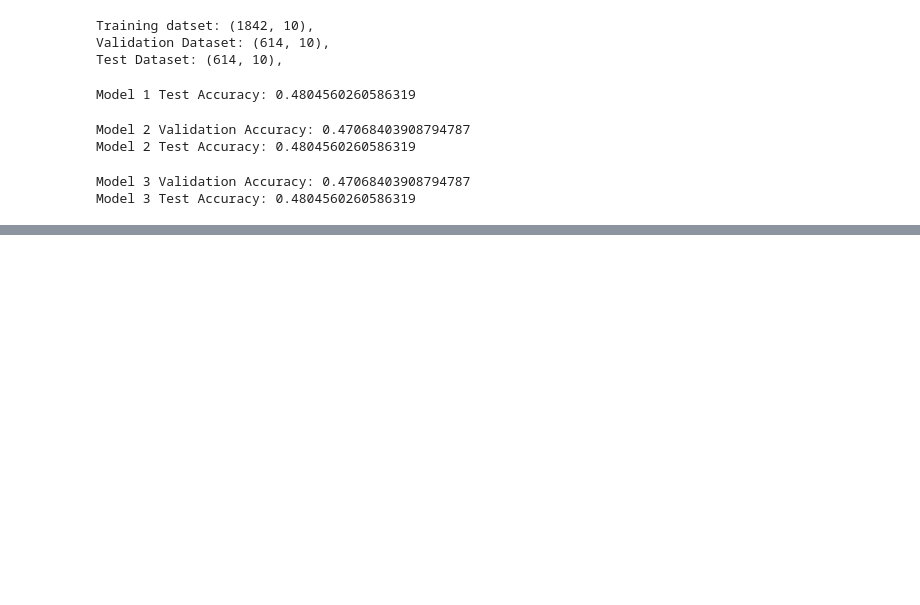
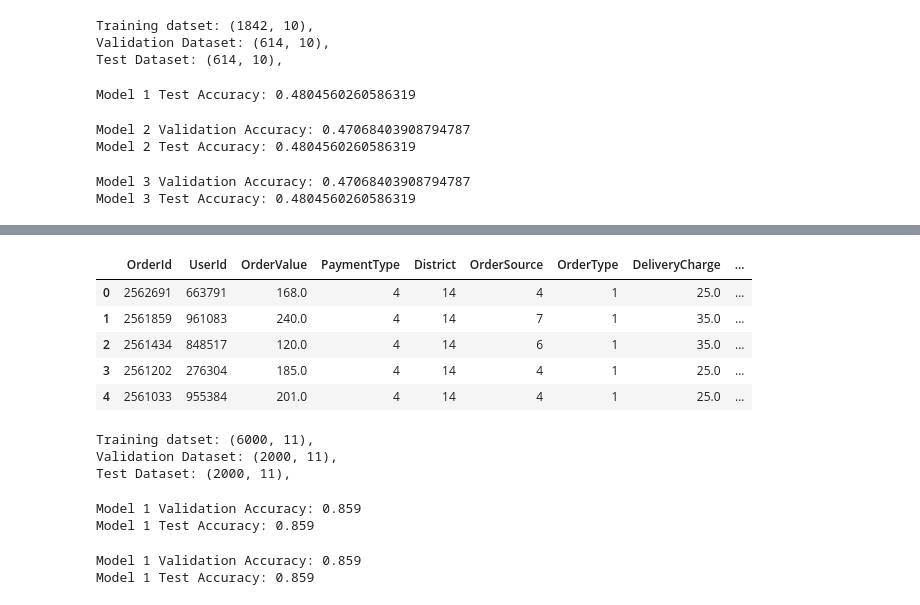
Before and after one commit to Hasibul-Islam/Predict_Return_Value, a Jupyter notebook: Predicting_Return.ipynb, the cells around one changed output, grey strips where cells are left out. Drawn from its saved outputs; the diff is of its cells as text; code cells hidden in the pictures; blank space fills up the shorter version.

```diff
--- a/Predicting_Return.ipynb
+++ b/Predicting_Return.ipynb
@@ -807,0 +799,3 @@ Model 3 Test Accuracy: 0.4804560260586319
+# %%
+data = pd.read_csv("RTOdata.csv")
+data.head()
@@ -807,0 +826,4 @@ Model 3 Test Accuracy: 0.4804560260586319
+# %%
+data['OrderPlacedDay'] = pd.to_datetime(data['OrderPlacedDay'] ).dt.date
+data['OrderConfirmDayOverPhone'] = pd.to_datetime(data['OrderConfirmDayOverPhone'] ).dt.date
+data.head()
@@ -807,0 +837,3 @@ Model 3 Test Accuracy: 0.4804560260586319
+# %%
+data['DelayConfirmation'] =data['OrderConfirmDayOverPhone'] - data['OrderPlacedDay']
+data.head()
@@ -807,0 +865,5 @@ Model 3 Test Accuracy: 0.4804560260586319
+# %%
+for ind in data.index:
+    data['DelayConfirmation'][ind] = str(data['DelayConfirmation'][ind]).replace('days','')
+    data['DelayConfirmation'][ind] = int(data['DelayConfirmation'][ind])
+data.head()
@@ -807,0 +895,55 @@ Model 3 Test Accuracy: 0.4804560260586319
+# %%
+df['DelayConfirmation'] = data['DelayConfirmation']
+df.head()
+# %% [output]
+|  | OrderId | UserId | OrderValue | PaymentType | District | OrderSource | OrderType | DeliveryCharge | ... |
+| 0 | 2562691 | 663791 | 168.0 | 4 | 14 | 4 | 1 | 25.0 | ... |
+| 1 | 2561859 | 961083 | 240.0 | 4 | 14 | 7 | 1 | 35.0 | ... |
+| 2 | 2561434 | 848517 | 120.0 | 4 | 14 | 6 | 1 | 35.0 | ... |
+| 3 | 2561202 | 276304 | 185.0 | 4 | 14 | 4 | 1 | 25.0 | ... |
+| 4 | 2561033 | 955384 | 201.0 | 4 | 14 | 4 | 1 | 25.0 | ... |
+# %%
+from sklearn.model_selection import train_test_split
+
+X = df.loc[:, df.columns!='isRTO']
+y = df.loc[:, df.columns=='isRTO']
+
+X_train, X_test, y_train, y_test = train_test_split(X, y, test_size=0.2, shuffle=True, random_state=123)
+X_train, X_val, y_train, y_val = train_test_split(X_train, y_train, test_size=0.25, shuffle=True, random_state=123)
+
+print("""Training datset: {},
+Validation Dataset: {},
+Test Dataset: {},
+""".format(X_train.shape, X_val.shape, X_test.shape))
+# %% [output]
+Training datset: (6000, 11),
+Validation Dataset: (2000, 11),
+Test Dataset: (2000, 11),
+# %%
+model1 = LogisticRegression(C=1.0, penalty='l2').fit(X_train, y_train)
+
+model1_yval = model1.predict(X_val)
+model1_ytest = model1.predict(X_test)
+
+acc1_val = accuracy_score(y_test, model1_yval)
+acc1_test = accuracy_score(y_test, model1_ytest)
+
+print("Model 1 Validation Accuracy: {}".format(acc1_val))
+print("Model 1 Test Accuracy: {}".format(acc1_test))
+# %% [output]
+Model 1 Validation Accuracy: 0.859
+Model 1 Test Accuracy: 0.859
+# %%
+model1 = svm.SVC().fit(X_train, y_train)
+
+model1_yval = model1.predict(X_val)
+model1_ytest = model1.predict(X_test)
+
+acc1_val = accuracy_score(y_test, model1_yval)
+acc1_test = accuracy_score(y_test, model1_ytest)
+
+print("Model 1 Validation Accuracy: {}".format(acc1_val))
+print("Model 1 Test Accuracy: {}".format(acc1_test))
+# %% [output]
+Model 1 Validation Accuracy: 0.859
+Model 1 Test Accuracy: 0.859
```
Also changed, not shown: parts of 18 cells of this notebook.
